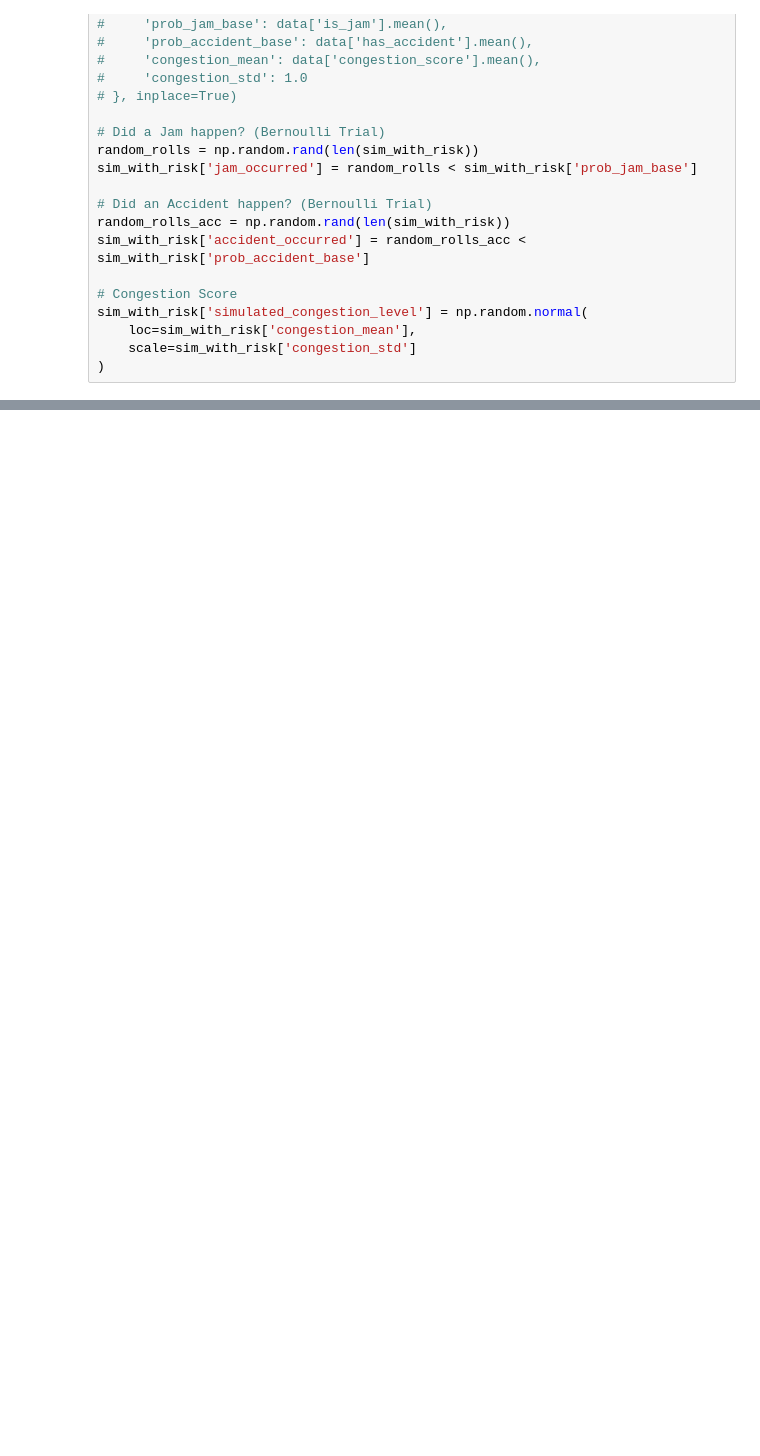
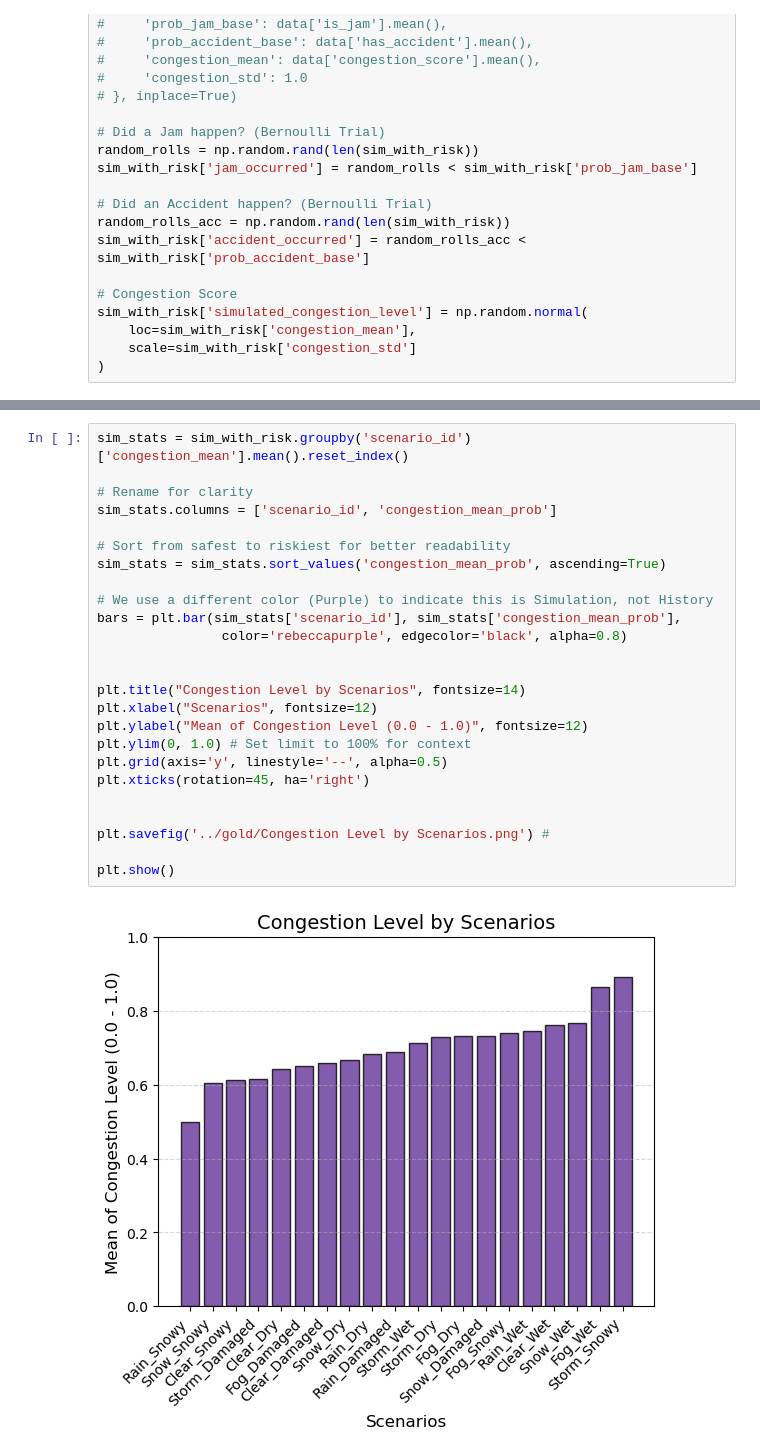
Before and after one commit to Samyadel123/Big-Data-project-, a Jupyter notebook: notebook/monto carlo.ipynb, the cells around one changed output, grey strips where cells are left out. Drawn from its saved outputs; the diff is of its cells as text; blank space fills up the shorter version.

```diff
--- a/notebook/monto carlo.ipynb
+++ b/notebook/monto carlo.ipynb
@@ -285,0 +323,27 @@ plt.show()
+# %%
+sim_stats = sim_with_risk.groupby('scenario_id')['congestion_mean'].mean().reset_index()
+
+# Rename for clarity
+sim_stats.columns = ['scenario_id', 'congestion_mean_prob']
+
+# Sort from safest to riskiest for better readability
+sim_stats = sim_stats.sort_values('congestion_mean_prob', ascending=True)
+
+# We use a different color (Purple) to indicate this is Simulation, not History
+bars = plt.bar(sim_stats['scenario_id'], sim_stats['congestion_mean_prob'],
+                color='rebeccapurple', edgecolor='black', alpha=0.8)
+
+
+plt.title("Congestion Level by Scenarios", fontsize=14)
+plt.xlabel("Scenarios", fontsize=12)
+plt.ylabel("Mean of Congestion Level (0.0 - 1.0)", fontsize=12)
+plt.ylim(0, 1.0) # Set limit to 100% for context
+plt.grid(axis='y', linestyle='--', alpha=0.5)
+plt.xticks(rotation=45, ha='right')
+
+
+plt.savefig('../gold/Congestion Level by Scenarios.png') #
+
+plt.show()
+# %% [output]
+[figure, added]
```
Also changed, not shown: parts of 6 cells of this notebook, 5 other files.
